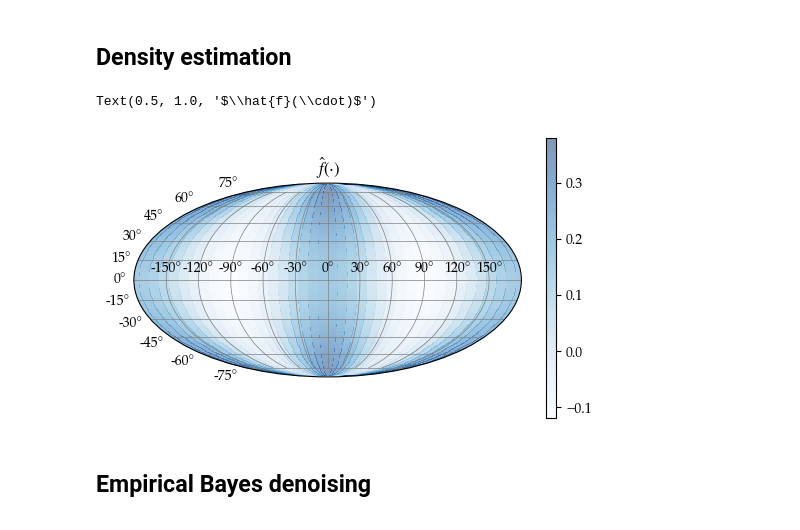
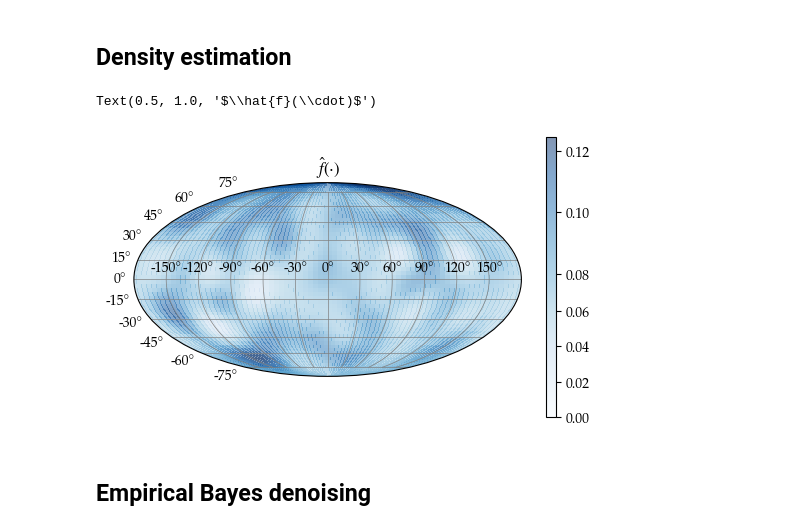
Before and after one commit to aqjaffe/RiemannianEB, a Jupyter notebook: appl_astro.ipynb, the cells around one changed output. Drawn from its saved outputs; the diff is of its cells as text; code cells hidden in the pictures.

```diff
--- a/appl_astro.ipynb
+++ b/appl_astro.ipynb
@@ -45,46 +55,66 @@ plt.savefig('astro_data.pdf')
 # %% [markdown]
 ## Density estimation
 # %%
-def density_estimate(x_lon, x_lat, M):
-    out = np.zeros(shape=x_lon.shape, dtype='complex128')
-    theta = x_lat
-    phi = x_lon
+def density_estimate(X_, M):
+    out = np.zeros(shape=X_.shape[0])
     for i in range(X.shape[0]):
         for m in range(M):
             p_m = sp.special.legendre(m)
-            dot = np.sin(theta)*np.cos(phi)*X[i,0] + np.sin(theta)*np.sin(phi)*X[i,1]+np.cos(phi)*X[i,2]
+            dot = X_ @ X[i,:]
             out += (2*m+1)*p_m(dot)/(4*np.pi)
-    return np.real(out)/X.shape[0]
+    return out/X.shape[0]
 # %%
-M = 4
-res_lon = 40
+M = 10
+res_lon = 80
 res_lat = 60
 
 x_lon = np.linspace(-np.pi, np.pi, res_lon)
 x_lat = np.linspace(-np.pi/2, np.pi/2, res_lat)
 x_lon_, x_lat_ = np.meshgrid(x_lon, x_lat)
 
-hat_f = density_estimate(x_lon_, x_lat_, M)
+theta = np.pi/2 - x_lat_.ravel()
+phi = x_lon_.ravel()
+
+X_ = sphere.spherical_to_extrinsic(np.stack([theta, phi], axis=-1))
+
+hat_f = density_estimate(X_, M).reshape(res_lat, res_lon)
 # %%
 fig = plt.figure(figsize=(5,4))
 ax = fig.add_subplot(111, projection='mollweide')
+
+vmin = np.min(hat_f)
+vmax = np.max(hat_f)
+
+if vmin < 0:
+    norm = colors.TwoSlopeNorm(vmin=vmin, vcenter=0.0, vmax=vmax)
+    cmap = colors.LinearSegmentedColormap.from_list(
+        "RedWhiteBlue",
+        [(0.0, "white"), (0.5, "white"), (1.0, "C0")]
+    )
+else:
+    norm = colors.TwoSlopeNorm(vmin=0., vcenter=0.5*(vmin+vmax), vmax=vmax)
+    cmap='Blues'
 
 im = ax.pcolormesh(
     x_lon_,
     x_lat_,
     hat_f,
+    # hat_f_alt,
     alpha=0.5,
     shading='auto',
-    cmap='Blues'
+    cmap=cmap,
+    norm=norm
 )
+
+# norm = colors.TwoSlopeNorm(vmin=vmin, vcenter=0.0, vmax=vmax)
 
 ax.grid(True, color='gray', lw=0.5)
 cbar_ax = fig.add_axes([0.95, 0.15, 0.02, 0.7])
-fig.colorbar(im, orientation='vertical', cax=cbar_ax)
+fig.colorbar(im, orientation='vertical', cmap=cmap, cax=cbar_ax)
 ax.set_title('$\\hat{f}(\cdot)$')
 # %% [output]
 Text(0.5, 1.0, '$\\hat{f}(\\cdot)$')
-[figure, old version]
+[figure, new version]
 # %% [markdown]
 ## Empirical Bayes denoising
 # %%
```
Also changed, not shown: parts of 10 cells of this notebook, 4 other files.
